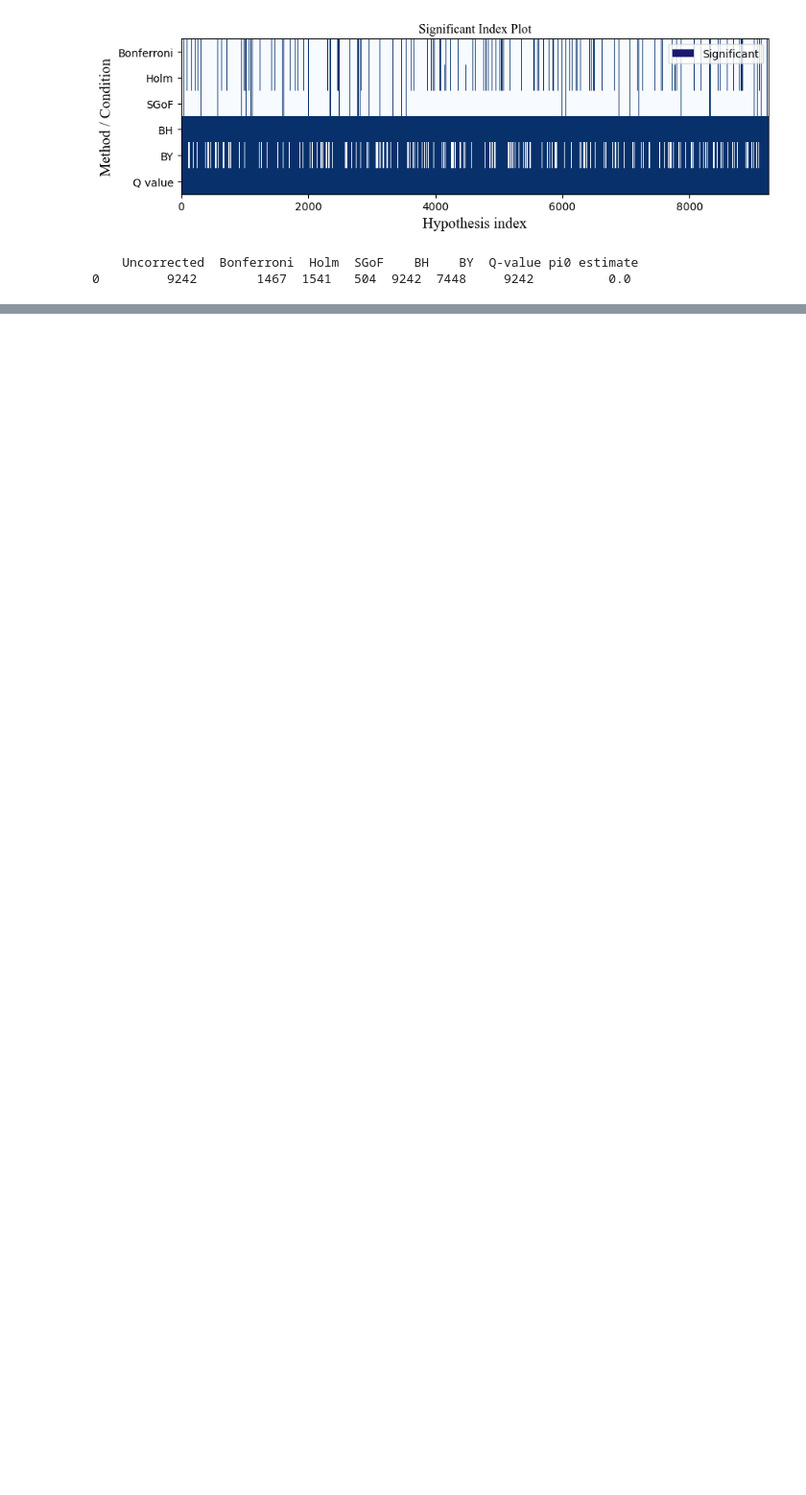
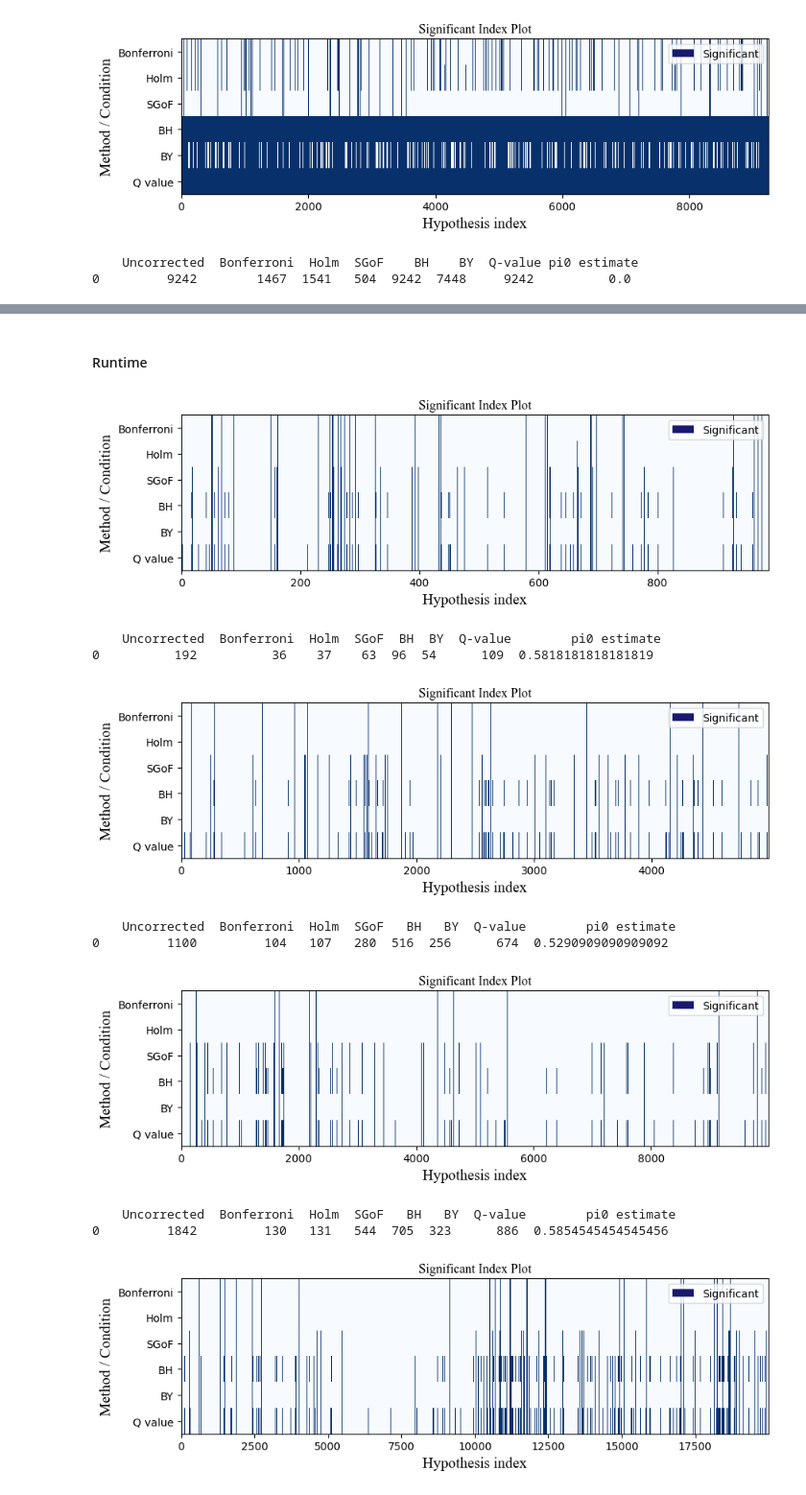
Before and after one commit to susara-ouchi/MultiDST_package, a Jupyter notebook: Example_GSE 2192.ipynb, the cells around one changed output, grey strips where cells are left out. Shown at 96% size. Saved outputs shown, nothing was run; the diff lists cells and outputs as text; code cells hidden in the pictures; blank space fills up the shorter version.

```diff
--- a/Example_GSE 2192.ipynb
+++ b/Example_GSE 2192.ipynb
@@ -176,0 +244,42 @@ multidst_hist(p_values, g2_index, title="Histogram of p-values",col1 = 'skyblue'
+# %% [markdown]
+#### Runtime
+# %%
+import time
+from multidst.functions import multitest
+
+# Original list of p-values
+p_values2 = p_values[:50000]
+
+# List lengths to test
+list_lengths = [1000,5000, 10000, 20000, 30000, 40000, 50000]
+
+# Store runtimes
+runtimes = {}
+
+for length in list_lengths:
+    # Duplicate the list to the desired length
+    # extended_p_values2 = p_values2 * (length // len(p_values2)) + p_values2[:length % len(p_values2)]
+    # print(extended_p_values2)
+    # Measure the runtime
+    extended_p_values2 = p_values2[:length]
+    start_time = time.time()
+    res = multitest(extended_p_values2, alpha=0.05, sigplot=True, results=True)
+    end_time = time.time()
+
+    # Calculate and store the runtime
+    runtimes[length] = end_time - start_time
+
+# Output the runtimes
+for length, runtime in runtimes.items():
+    print(f"Runtime for list length {length}: {runtime} seconds")
+# %% [output]
+[figure, added]
+    Uncorrected  Bonferroni  Holm  SGoF  BH  BY  Q-value        pi0 estimate
+0          192          36    37    63  96  54      109  0.5818181818181819
+[figure, added]
+    Uncorrected  Bonferroni  Holm  SGoF   BH   BY  Q-value        pi0 estimate
+0         1100         104   107   280  516  256      674  0.5290909090909092
+[figure, added]
+    Uncorrected  Bonferroni  Holm  SGoF   BH   BY  Q-value        pi0 estimate
+0         1842         130   131   544  705  323      886  0.5854545454545456
+[figure, added]
```
Also changed, not shown: parts of 11 cells of this notebook, 8 other files.
